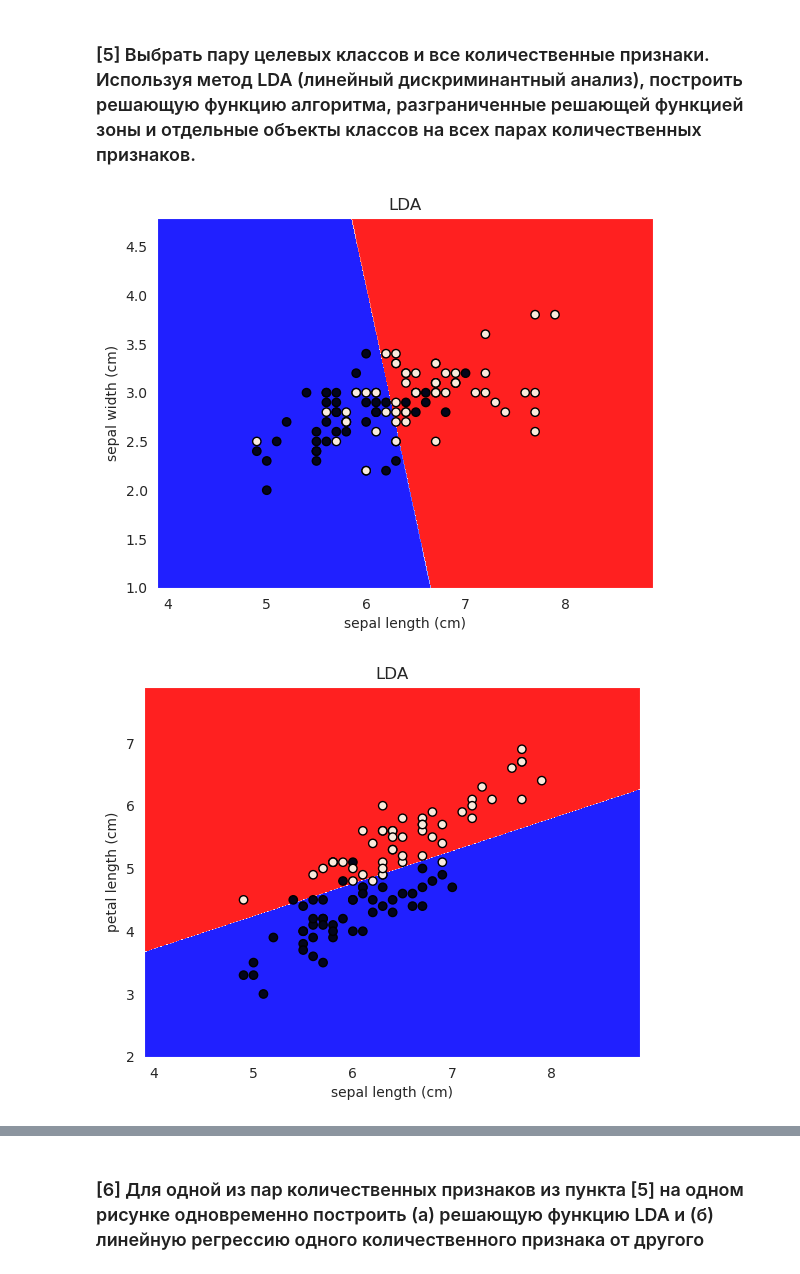
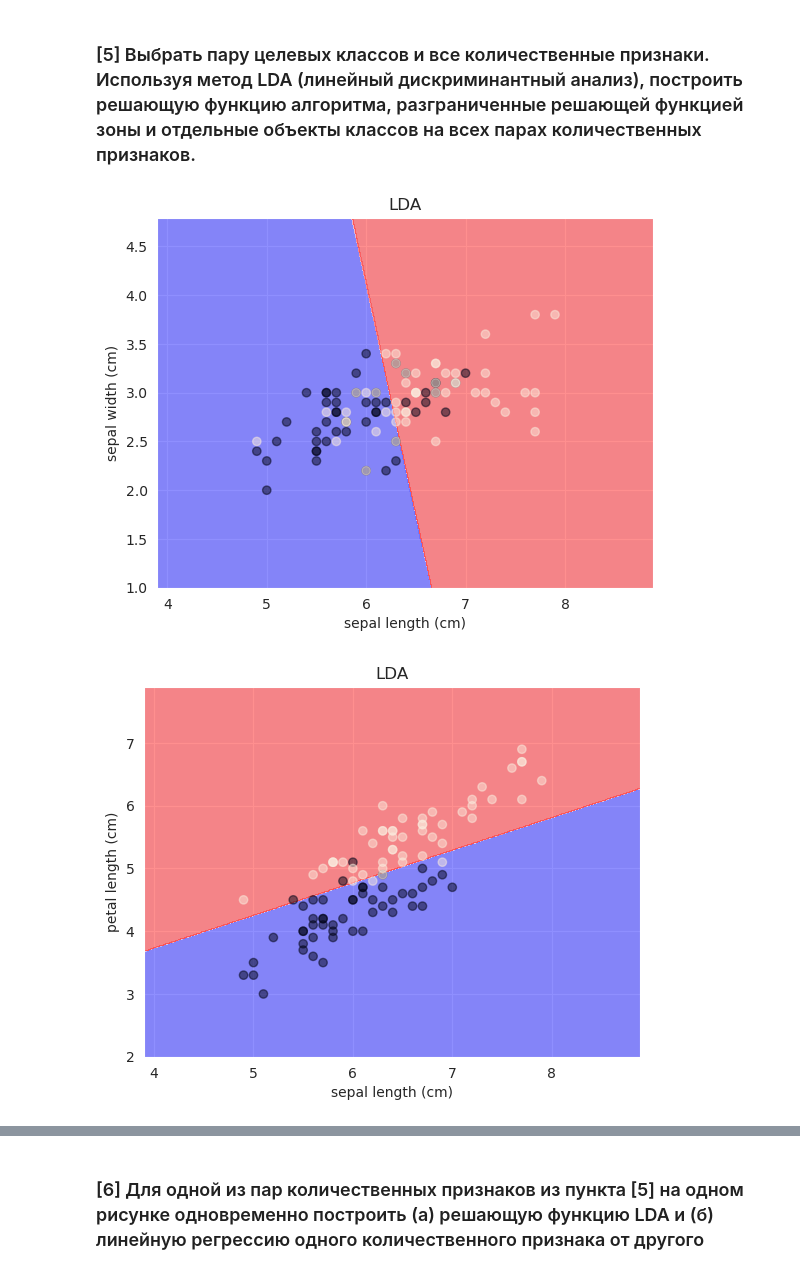
Before and after one commit to DancingCerberus/datascience_NSU, a Jupyter notebook: lab1/lab1.ipynb, the cells around one changed output, grey strips where cells are left out. Drawn from its saved outputs; the diff is of its cells as text; code cells hidden in the pictures.

```diff
--- a/lab1/lab1.ipynb
+++ b/lab1/lab1.ipynb
@@ -139,34 +139,34 @@ selected_classes = [1, 2]
 import numpy as np
 from sklearn.discriminant_analysis import LinearDiscriminantAnalysis as LDA
 from itertools import combinations
 
 
 def plot_decision_boundaries(x, y, model, title):
     model_instance = model()
     model_instance.fit(x, y)
 
     x_min, x_max = x[:, 0].min() - 1, x[:, 0].max() + 1
     y_min, y_max = x[:, 1].min() - 1, x[:, 1].max() + 1
     xx, yy = np.meshgrid(np.arange(x_min, x_max, 0.01), np.arange(y_min, y_max, 0.01))
 
     z = model_instance.predict(np.c_[xx.ravel(), yy.ravel()])
     z = z.reshape(xx.shape)
 
-    plt.contourf(xx, yy, z, cmap='bwr')
+    plt.contourf(xx, yy, z, cmap='bwr', alpha=0.5)
 
-    plt.scatter(x[:, 0], x[:, 1], c=y.cat.codes, edgecolors='k')
+    plt.scatter(x[:, 0], x[:, 1], c=y.cat.codes, alpha=0.5)
     plt.title(title)
 
 df_filtered = df[df['target'].isin(selected_classes)]
 feature_pairs = list(combinations(range(len(df_filtered.columns) - 2), 2))
 
 for pair in feature_pairs:
     x_pair = df_filtered.iloc[:, list(pair)].to_numpy()
     y_pair = df_filtered["target"].astype('category')
     plot_decision_boundaries(x_pair, y_pair, LDA, 'LDA')
     plt.xlabel(df_filtered.columns[pair[0]])
     plt.ylabel(df_filtered.columns[pair[1]])
     plt.show()
 # %% [output]
-[figure, old version]
+[figure, new version]
-[figure, old version]
+[figure, new version]
```
Also changed, not shown: parts of 7 cells of this notebook.
